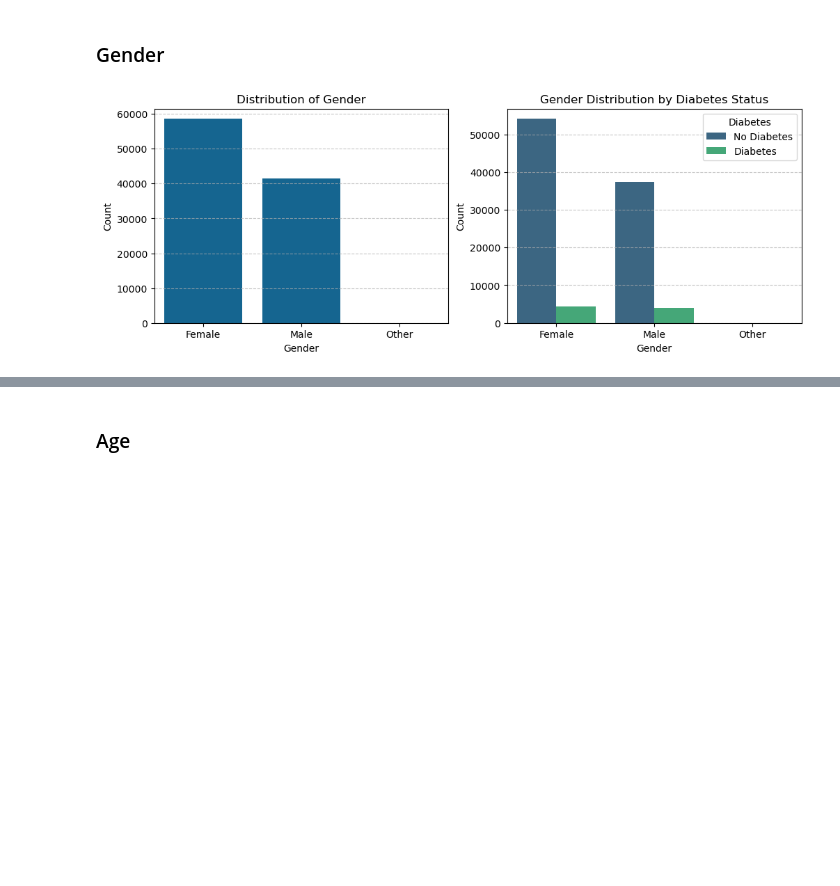
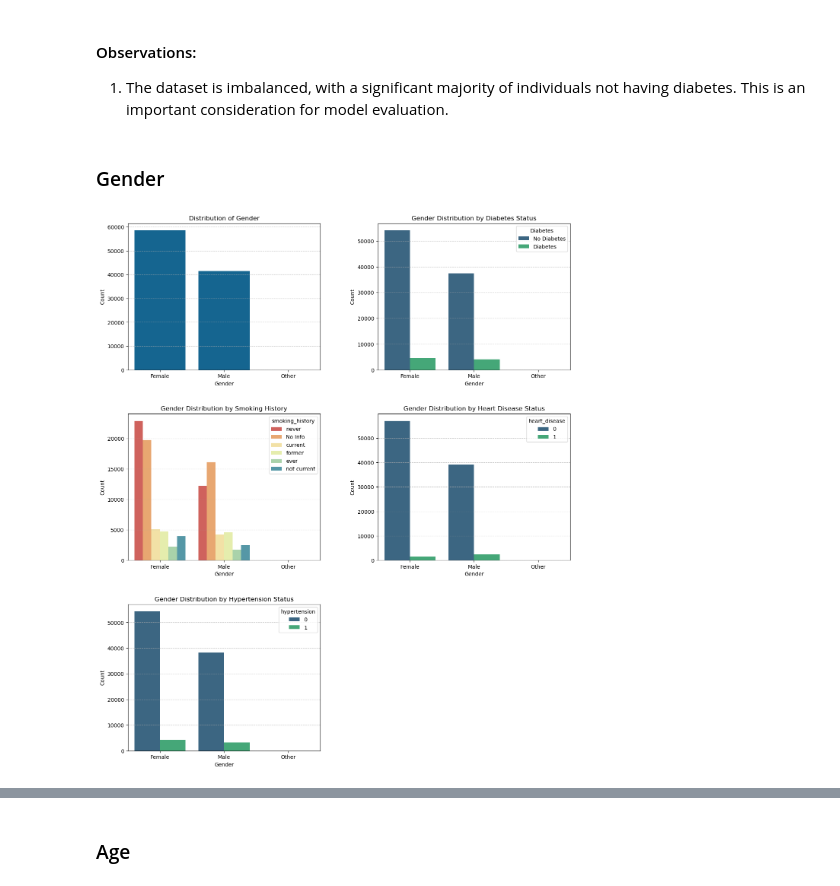
Before and after one commit to im-AnirudhBetrabet/Diabetes-Prediction, a Jupyter notebook: Diabetes-Classification.ipynb, the cells around one changed output, grey strips where cells are left out. Saved outputs shown, nothing was run; the diff lists cells and outputs as text; code cells hidden in the pictures; blank space fills up the shorter version.

```diff
--- a/Diabetes-Classification.ipynb
+++ b/Diabetes-Classification.ipynb
@@ -58,23 +109,48 @@ df.describe()
+# %% [markdown]
+#### Observations:
+1. The dataset is imbalanced, with a significant majority of individuals not having diabetes. This is an important consideration for model evaluation.
 # %% [markdown]
 ### Gender
 # %%
-gender_distribution_plot = plt.figure(figsize=(12, 4))
-plt.subplot(1, 2, 1)
+gender_distribution_plot = plt.figure(figsize=(15, 18))
+plt.subplots_adjust(wspace=0.3, hspace=0.3)                                   ## Setting padding between each subplot.
+plt.subplot(3, 2, 1)
 sns.countplot(data=df, x='gender', order=df['gender'].value_counts().index)   ## Creating a countplot to view the distribution of gender.
 plt.title('Distribution of Gender')
 plt.xlabel('Gender')
 plt.ylabel('Count')
 plt.grid(axis='y', linestyle='--', alpha=0.7)
 
-plt.subplot(1, 2, 2)
+plt.subplot(3, 2, 2)
 sns.countplot(data=df, x='gender', hue='diabetes', palette='viridis', order=df['gender'].value_counts().index) ## Creating a countplot to view the occurence of diabetes based on gender.
 plt.title('Gender Distribution by Diabetes Status')
 plt.xlabel('Gender')
 plt.ylabel('Count')
 plt.legend(title='Diabetes', labels=['No Diabetes', 'Diabetes'])
 plt.grid(axis='y', linestyle='--', alpha=0.7)
 
+plt.subplot(3, 2, 3)
+sns.countplot(data=df, x='gender', hue='smoking_history', palette='Spectral', order=df['gender'].value_counts().index)
+plt.title('Gender Distribution by Smoking History')
+plt.xlabel('Gender')
+plt.ylabel('Count')
+plt.grid(axis='y', linestyle='--', alpha=0.7)
+
+plt.subplot(3, 2, 4)
+sns.countplot(data=df, x='gender', hue='heart_disease', palette='viridis', order=df['gender'].value_counts().index)
+plt.title('Gender Distribution by Heart Disease Status')
+plt.xlabel('Gender')
+plt.ylabel('Count')
+plt.grid(axis='y', linestyle='--', alpha=0.7)
+
+plt.subplot(3, 2, 5)
+sns.countplot(data=df, x='gender', hue='hypertension', palette='viridis', order=df['gender'].value_counts().index)
+plt.title('Gender Distribution by Hypertension Status')
+plt.xlabel('Gender')
+plt.ylabel('Count')
+plt.grid(axis='y', linestyle='--', alpha=0.7)
+
 plt.savefig("./plots/gender_distribution.jpeg")
 plt.show()
 # %% [output]
-[figure, old version]
+[figure, new version]
```
Also changed, not shown: parts of 68 cells of this notebook.
